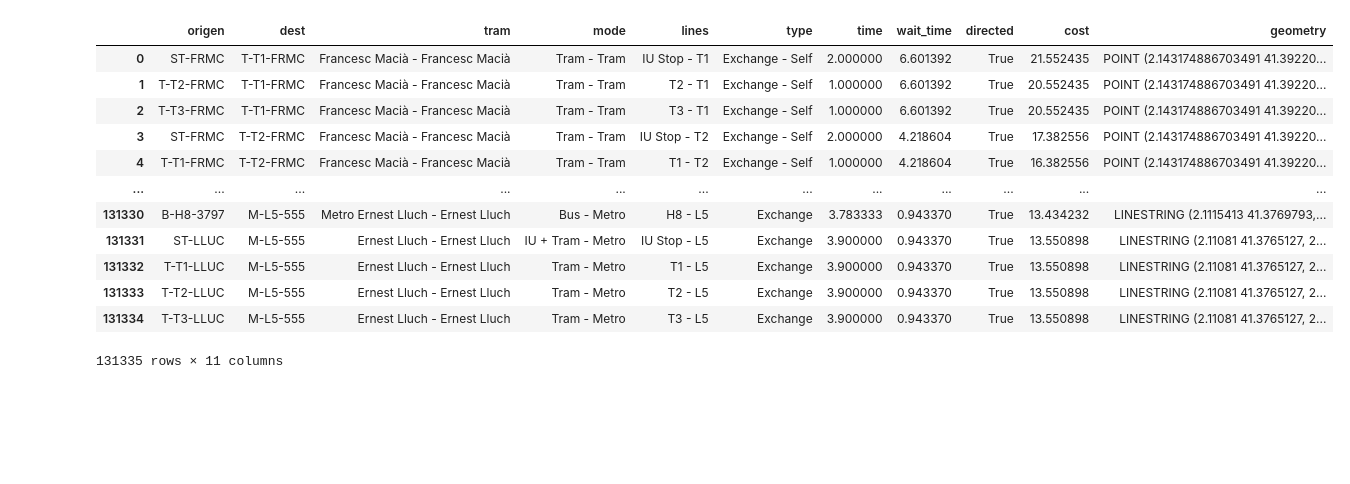
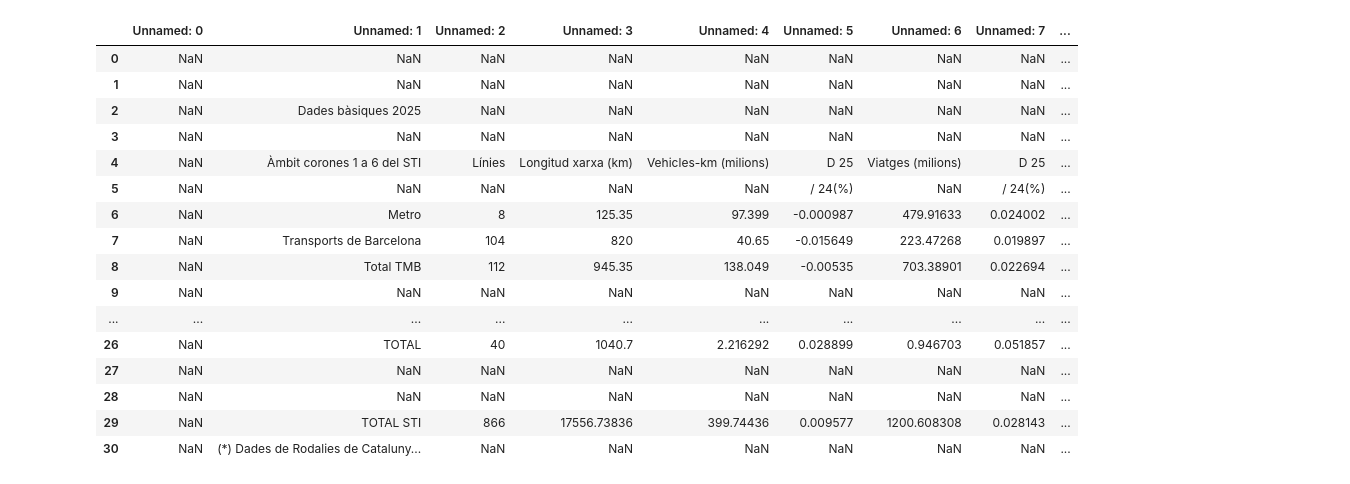
Before and after one commit to bmantepe/stop-location, a Jupyter notebook: zz-test.ipynb, the cells around one changed output. Saved outputs shown, nothing was run; the diff lists cells and outputs as text; code cells hidden in the pictures; blank space fills up the shorter version.

Commit message:
read papers

```diff
--- a/zz-test.ipynb
+++ b/zz-test.ipynb
@@ -3,18 +4,21 @@ import pandas as pd
 # %%
-tram_sol = pd.read_csv('Nodes/N-Tram-Sol.csv')
-exchanges = pd.read_csv('Edges/Exchanges_with_Wait_Times.csv')
-exchanges
+data = pd.read_excel('Data/ATM/Transmet_Xifres_2025.xlsx')
+data
 # %% [output]
-|  | origen | dest | tram | mode | lines | type | time | wait_time | directed | cost | geometry |
-| 0 | ST-FRMC | T-T1-FRMC | Francesc Macià - Francesc Macià | Tram - Tram | IU Stop - T1 | Exchange - Self | 2.000000 | 6.601392 | True | 21.552435 | POINT (2.143174886703491 41.39220... |
-| 1 | T-T2-FRMC | T-T1-FRMC | Francesc Macià - Francesc Macià | Tram - Tram | T2 - T1 | Exchange - Self | 1.000000 | 6.601392 | True | 20.552435 | POINT (2.143174886703491 41.39220... |
-| 2 | T-T3-FRMC | T-T1-FRMC | Francesc Macià - Francesc Macià | Tram - Tram | T3 - T1 | Exchange - Self | 1.000000 | 6.601392 | True | 20.552435 | POINT (2.143174886703491 41.39220... |
-| 3 | ST-FRMC | T-T2-FRMC | Francesc Macià - Francesc Macià | Tram - Tram | IU Stop - T2 | Exchange - Self | 2.000000 | 4.218604 | True | 17.382556 | POINT (2.143174886703491 41.39220... |
-| 4 | T-T1-FRMC | T-T2-FRMC | Francesc Macià - Francesc Macià | Tram - Tram | T1 - T2 | Exchange - Self | 1.000000 | 4.218604 | True | 16.382556 | POINT (2.143174886703491 41.39220... |
-| ... | ... | ... | ... | ... | ... | ... | ... | ... | ... | ... | ... |
-| 131330 | B-H8-3797 | M-L5-555 | Metro Ernest Lluch - Ernest Lluch | Bus - Metro | H8 - L5 | Exchange | 3.783333 | 0.943370 | True | 13.434232 | LINESTRING (2.1115413 41.3769793,... |
-| 131331 | ST-LLUC | M-L5-555 | Ernest Lluch - Ernest Lluch | IU + Tram - Metro | IU Stop - L5 | Exchange | 3.900000 | 0.943370 | True | 13.550898 | LINESTRING (2.11081 41.3765127, 2... |
-| 131332 | T-T1-LLUC | M-L5-555 | Ernest Lluch - Ernest Lluch | Tram - Metro | T1 - L5 | Exchange | 3.900000 | 0.943370 | True | 13.550898 | LINESTRING (2.11081 41.3765127, 2... |
-| 131333 | T-T2-LLUC | M-L5-555 | Ernest Lluch - Ernest Lluch | Tram - Metro | T2 - L5 | Exchange | 3.900000 | 0.943370 | True | 13.550898 | LINESTRING (2.11081 41.3765127, 2... |
-| 131334 | T-T3-LLUC | M-L5-555 | Ernest Lluch - Ernest Lluch | Tram - Metro | T3 - L5 | Exchange | 3.900000 | 0.943370 | True | 13.550898 | LINESTRING (2.11081 41.3765127, 2... |
+|  | Unnamed: 0 | Unnamed: 1 | Unnamed: 2 | Unnamed: 3 | Unnamed: 4 | Unnamed: 5 | Unnamed: 6 | Unnamed: 7 | ... |
+| 0 | NaN | NaN | NaN | NaN | NaN | NaN | NaN | NaN | ... |
+| 1 | NaN | NaN | NaN | NaN | NaN | NaN | NaN | NaN | ... |
+| 2 | NaN | Dades bàsiques 2025 | NaN | NaN | NaN | NaN | NaN | NaN | ... |
+| 3 | NaN | NaN | NaN | NaN | NaN | NaN | NaN | NaN | ... |
+| 4 | NaN | Àmbit corones 1 a 6 del STI | Línies | Longitud xarxa (km) | Vehicles-km (milions) | D 25 | Viatges (milions) | D 25 | ... |
+| 5 | NaN | NaN | NaN | NaN | NaN | / 24(%) | NaN | / 24(%) | ... |
+| 6 | NaN | Metro | 8 | 125.35 | 97.399 | -0.000987 | 479.91633 | 0.024002 | ... |
+| 7 | NaN | Transports de Barcelona | 104 | 820 | 40.65 | -0.015649 | 223.47268 | 0.019897 | ... |
+| 8 | NaN | Total TMB | 112 | 945.35 | 138.049 | -0.00535 | 703.38901 | 0.022694 | ... |
+| 9 | NaN | NaN | NaN | NaN | NaN | NaN | NaN | NaN | ... |
+| ... | ... | ... | ... | ... | ... | ... | ... | ... | ... |
+| 26 | NaN | TOTAL | 40 | 1040.7 | 2.216292 | 0.028899 | 0.946703 | 0.051857 | ... |
+| 27 | NaN | NaN | NaN | NaN | NaN | NaN | NaN | NaN | ... |
+| 28 | NaN | NaN | NaN | NaN | NaN | NaN | NaN | NaN | ... |
+| 29 | NaN | TOTAL STI | 866 | 17556.73836 | 399.74436 | 0.009577 | 1200.608308 | 0.028143 | ... |
+| 30 | NaN | (*) Dades de Rodalies de Cataluny... | NaN | NaN | NaN | NaN | NaN | NaN | ... |
-131335 rows × 11 columns
```
Also changed, not shown: parts of 2 cells of this notebook, 19 other files.
